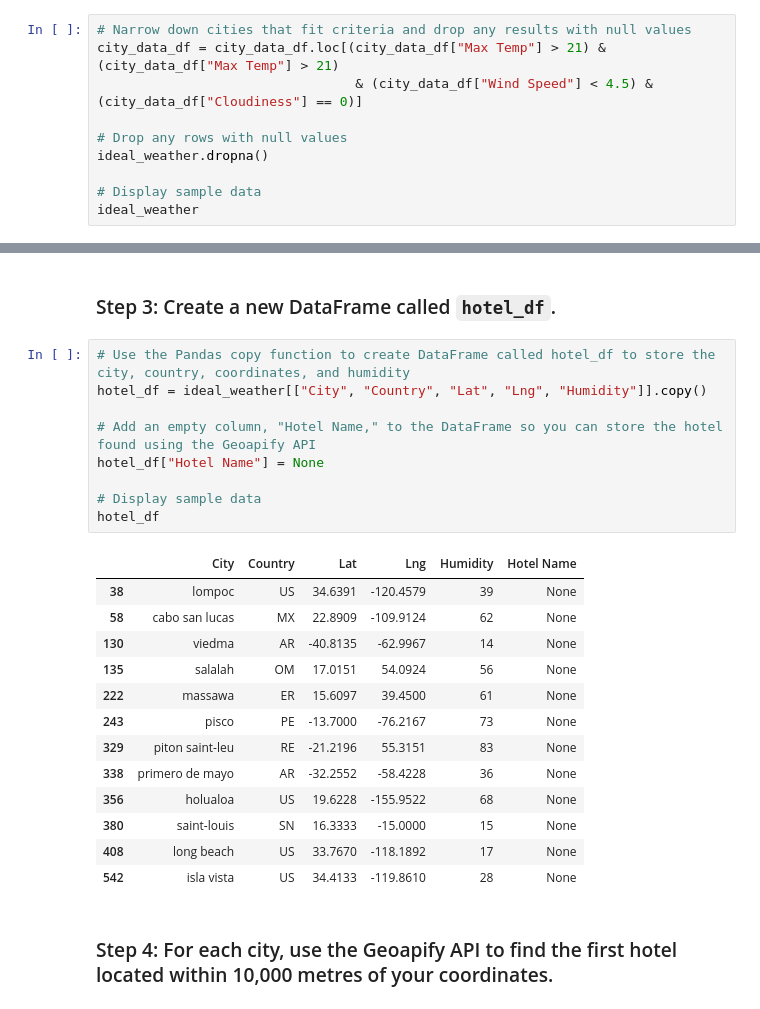
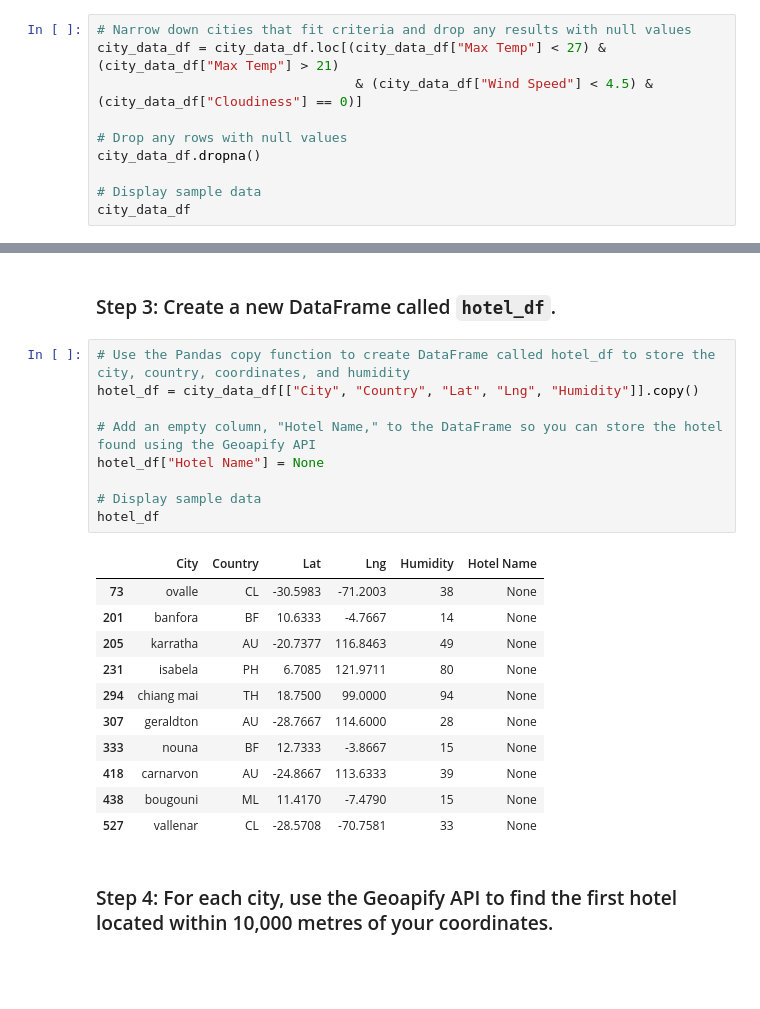
Before and after one commit to TRegan5/python-api-challenge, a Jupyter notebook: WeatherPy/VacationPy.ipynb, the cells around one changed output, grey strips where cells are left out. Drawn from its saved outputs; the diff is of its cells as text; blank space fills up the shorter version.

Commit message:
Progressing to hotel call

```diff
--- a/WeatherPy/VacationPy.ipynb
+++ b/WeatherPy/VacationPy.ipynb
@@ -68,11 +50,11 @@ ideal_weather = city_data_df.loc[(city_data_df["Max Temp"] > 21) & (city_data_df
 ### Step 2: Narrow down the `city_data_df` DataFrame to find your ideal weather condition
 # %%
 # Narrow down cities that fit criteria and drop any results with null values
-city_data_df = city_data_df.loc[(city_data_df["Max Temp"] > 21) & (city_data_df["Max Temp"] > 21)
+city_data_df = city_data_df.loc[(city_data_df["Max Temp"] < 27) & (city_data_df["Max Temp"] > 21)
                                  & (city_data_df["Wind Speed"] < 4.5) & (city_data_df["Cloudiness"] == 0)]
 
 # Drop any rows with null values
-ideal_weather.dropna()
+city_data_df.dropna()
 
 # Display sample data
-ideal_weather
+city_data_df
@@ -80,27 +74,25 @@ ideal_weather
 ### Step 3: Create a new DataFrame called `hotel_df`.
 # %%
 # Use the Pandas copy function to create DataFrame called hotel_df to store the city, country, coordinates, and humidity
-hotel_df = ideal_weather[["City", "Country", "Lat", "Lng", "Humidity"]].copy()
+hotel_df = city_data_df[["City", "Country", "Lat", "Lng", "Humidity"]].copy()
 
 # Add an empty column, "Hotel Name," to the DataFrame so you can store the hotel found using the Geoapify API
 hotel_df["Hotel Name"] = None
 
 # Display sample data
 hotel_df
 # %% [output]
 |  | City | Country | Lat | Lng | Humidity | Hotel Name |
-| 38 | lompoc | US | 34.6391 | -120.4579 | 39 | None |
-| 58 | cabo san lucas | MX | 22.8909 | -109.9124 | 62 | None |
-| 130 | viedma | AR | -40.8135 | -62.9967 | 14 | None |
-| 135 | salalah | OM | 17.0151 | 54.0924 | 56 | None |
-| 222 | massawa | ER | 15.6097 | 39.4500 | 61 | None |
-| 243 | pisco | PE | -13.7000 | -76.2167 | 73 | None |
-| 329 | piton saint-leu | RE | -21.2196 | 55.3151 | 83 | None |
-| 338 | primero de mayo | AR | -32.2552 | -58.4228 | 36 | None |
-| 356 | holualoa | US | 19.6228 | -155.9522 | 68 | None |
-| 380 | saint-louis | SN | 16.3333 | -15.0000 | 15 | None |
-| 408 | long beach | US | 33.7670 | -118.1892 | 17 | None |
-| 542 | isla vista | US | 34.4133 | -119.8610 | 28 | None |
+| 73 | ovalle | CL | -30.5983 | -71.2003 | 38 | None |
+| 201 | banfora | BF | 10.6333 | -4.7667 | 14 | None |
+| 205 | karratha | AU | -20.7377 | 116.8463 | 49 | None |
+| 231 | isabela | PH | 6.7085 | 121.9711 | 80 | None |
+| 294 | chiang mai | TH | 18.7500 | 99.0000 | 94 | None |
+| 307 | geraldton | AU | -28.7667 | 114.6000 | 28 | None |
+| 333 | nouna | BF | 12.7333 | -3.8667 | 15 | None |
+| 418 | carnarvon | AU | -24.8667 | 113.6333 | 39 | None |
+| 438 | bougouni | ML | 11.4170 | -7.4790 | 15 | None |
+| 527 | vallenar | CL | -28.5708 | -70.7581 | 33 | None |
 # %% [markdown]
 ### Step 4: For each city, use the Geoapify API to find the first hotel located within 10,000 metres of your coordinates.
 # %%
```
Also changed, not shown: parts of 3 cells of this notebook, 1 other file.
